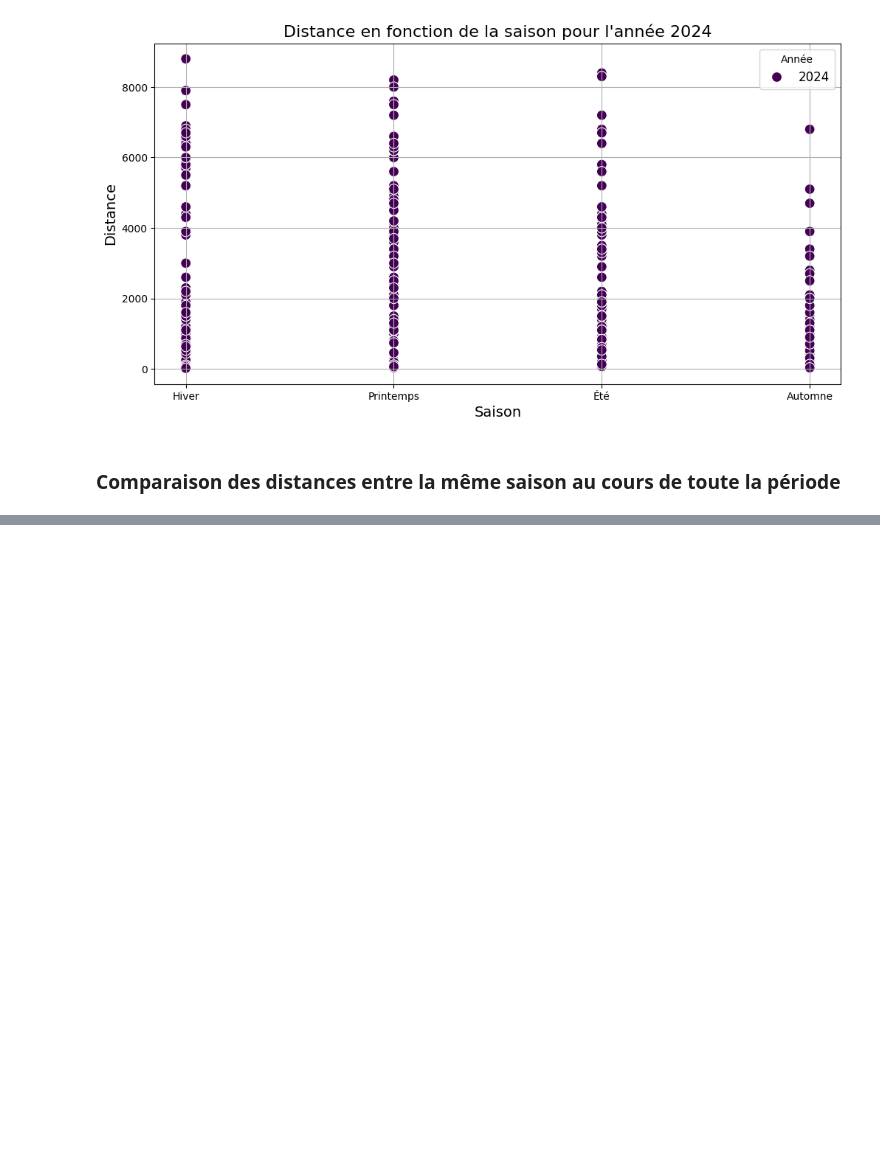
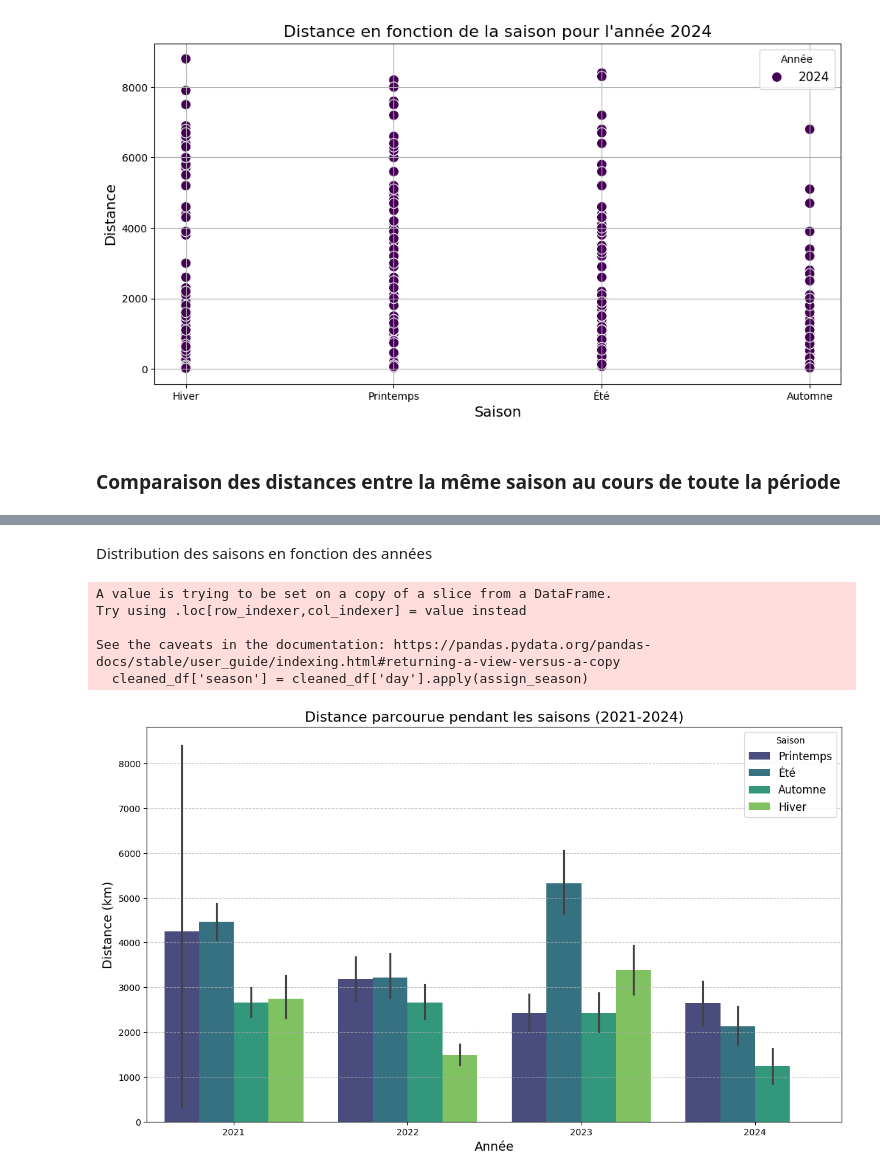
Before and after one commit to davidtchouta/pred-distance, a Jupyter notebook: scripts/preprocess.ipynb, the cells around one changed output, grey strips where cells are left out. Saved outputs shown, nothing was run; the diff lists cells and outputs as text; code cells hidden in the pictures; blank space fills up the shorter version.

```diff
--- a/scripts/preprocess.ipynb
+++ b/scripts/preprocess.ipynb
@@ -381,0 +383,46 @@ Passing `palette` without assigning `hue` is deprecated and will be removed in v
+# %% [markdown]
+Distribution des saisons en fonction des années
+# %%
+# Définir les périodes pour chaque saison
+seasons_periods = {
+    'Hiver': [(datetime(year, 12, 21), datetime(year + 1, 3, 20)) for year in range(2021, 2025)],
+    'Printemps': [(datetime(year, 3, 21), datetime(year, 6, 20)) for year in range(2021, 2025)],
+    'Été': [(datetime(year, 6, 21), datetime(year, 9, 20)) for year in range(2021, 2025)],
+    'Automne': [(datetime(year, 9, 21), datetime(year, 12, 20)) for year in range(2021, 2025)],
+}
+
+# Ajouter une colonne pour la saison correspondante
+def assign_season(day):
+    for season, periods in seasons_periods.items():
+        for start, end in periods:
+            if start <= day <= end:
+                return f"{season} {start.year}"
+    return None
+
+cleaned_df['season'] = cleaned_df['day'].apply(assign_season)
+
+# Filtrer uniquement les données avec une saison attribuée
+df_season = cleaned_df.dropna(subset=['season'])
+
+# Extraire la saison et l'année pour un affichage clair
+df_season['season_label'] = df_season['season'].str.split().str[0]
+df_season['year'] = df_season['season'].str.split().str[1]
+
+# Visualisation des distances par saison et par année
+plt.figure(figsize=(14, 8))
+sns.barplot(data=df_season, x='year', y='distance', hue='season_label', palette='viridis')
+
+# Ajouter des détails au graphique
+plt.title('Distance parcourue pendant les saisons (2021-2024)', fontsize=16)
+plt.xlabel('Année', fontsize=14)
+plt.ylabel('Distance (km)', fontsize=14)
+plt.legend(title='Saison', fontsize=12)
+plt.grid(axis='y', linestyle='--', alpha=0.7)
+plt.show()
+# %% [output]
+A value is trying to be set on a copy of a slice from a DataFrame.
+Try using .loc[row_indexer,col_indexer] = value instead
+
+See the caveats in the documentation: https://pandas.pydata.org/pandas-docs/stable/user_guide/indexing.html#returning-a-view-versus-a-copy
+  cleaned_df['season'] = cleaned_df['day'].apply(assign_season)
+[figure, added]
```
Also changed, not shown: parts of 16 cells of this notebook.
